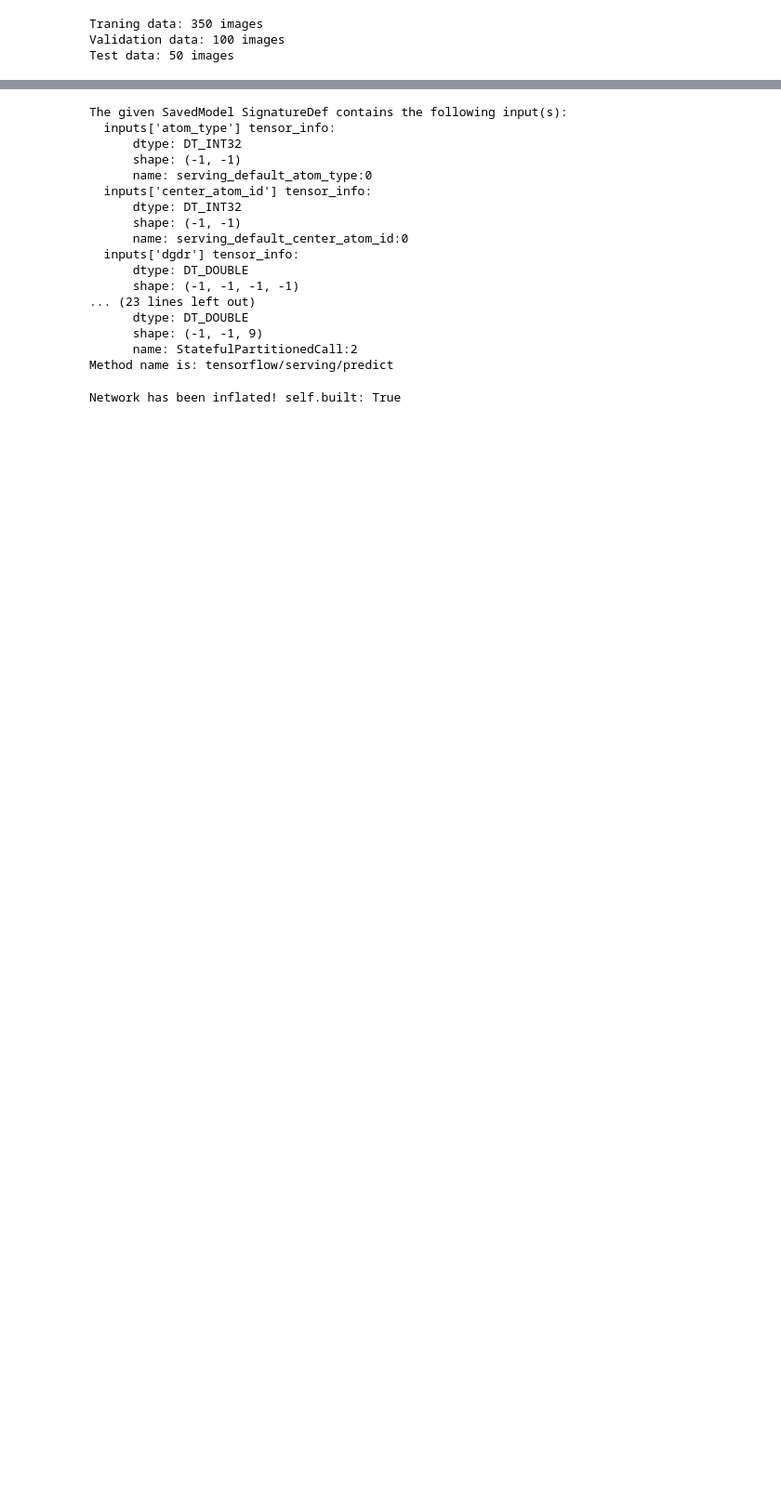
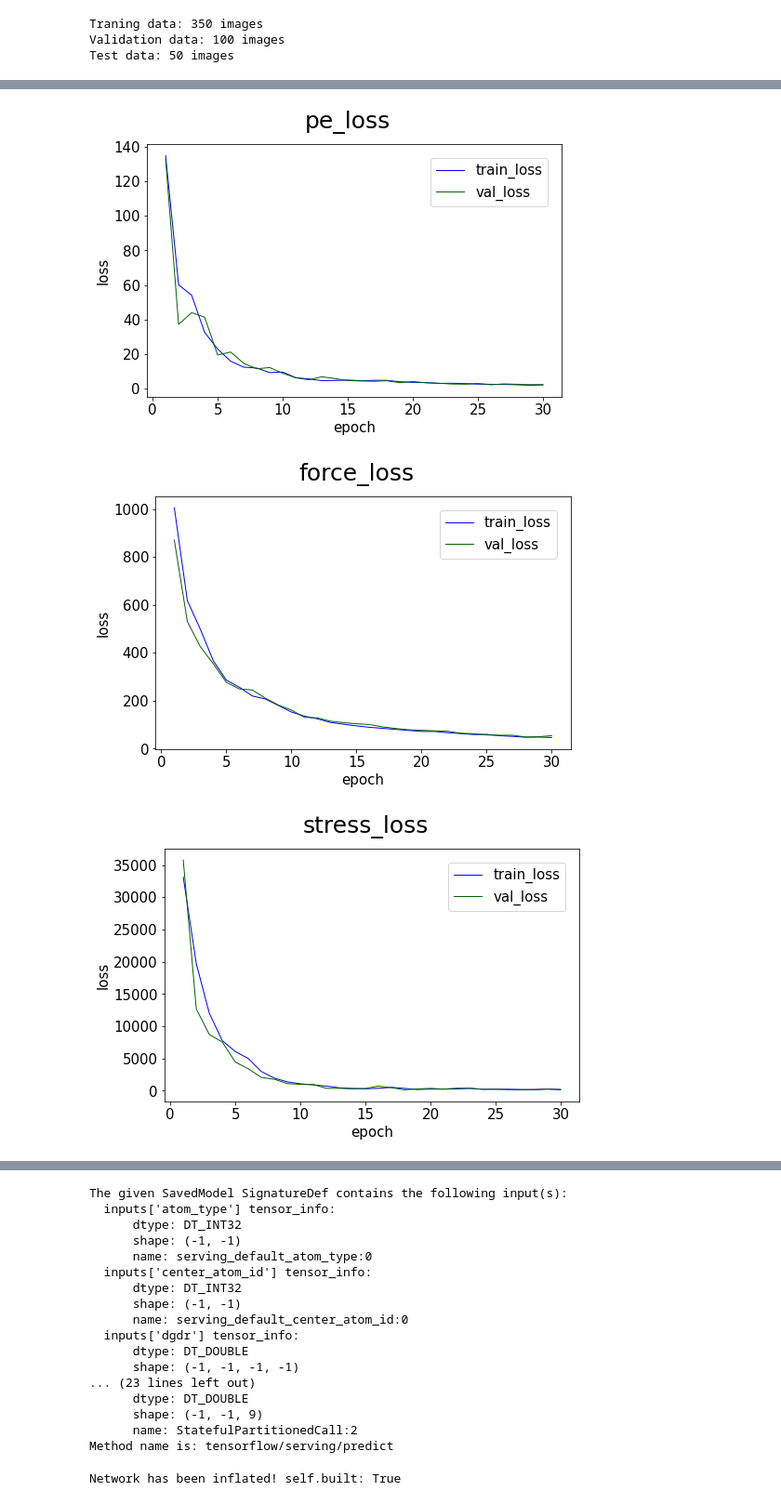
Before and after one commit to Gao-Group/atomdnn, a Jupyter notebook: doc/example.ipynb, the cells around one changed output, grey strips where cells are left out. Shown at 93% size. Saved outputs shown, nothing was run; the diff lists cells and outputs as text; code cells hidden in the pictures; blank space fills up the shorter version.

```diff
--- a/doc/example.ipynb
+++ b/doc/example.ipynb
@@ -94,0 +94,8 @@ End of training, elapsed time:  00:00:24
+# %%
+# plot the training loss
+
+model.plot_loss(start_epoch=1)
+# %% [output]
+[figure, added]
+[figure, added]
+[figure, added]
```
Also changed, not shown: parts of 9 cells of this notebook.
